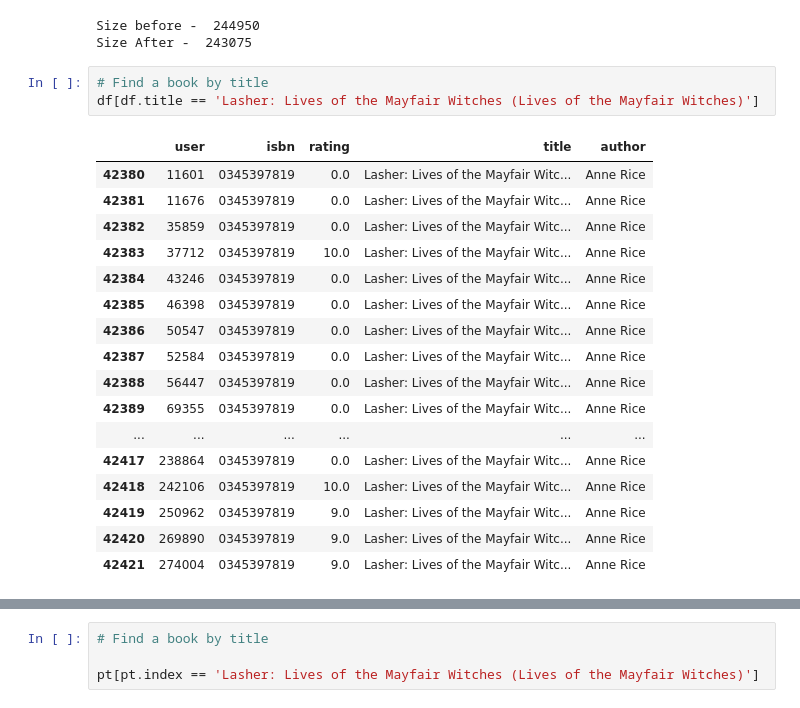
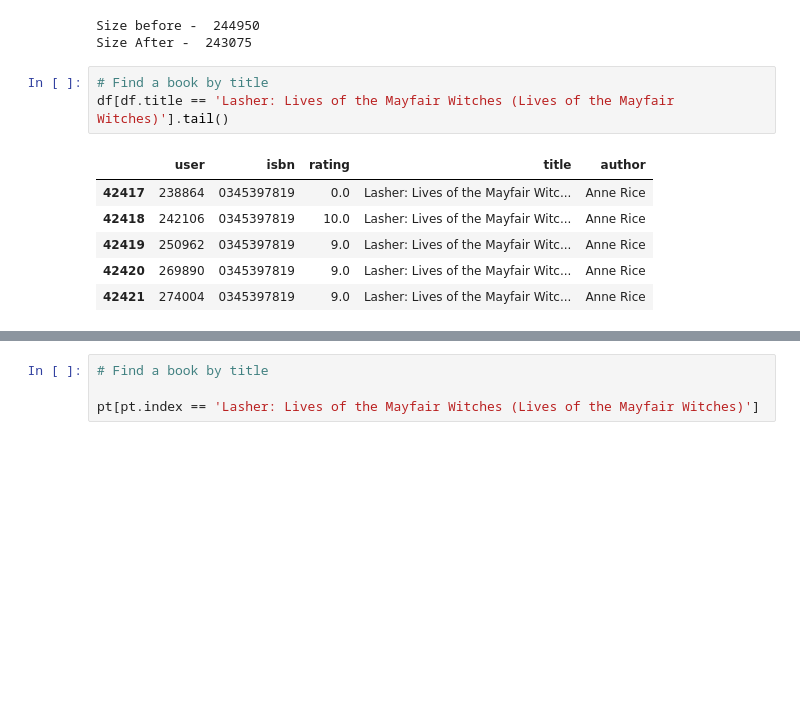
Before and after one commit to chaudha4/KNN-Book-Recommendation, a Jupyter notebook: knn_model.ipynb, the cells around one changed output, grey strips where cells are left out. Drawn from its saved outputs; the diff is of its cells as text; blank space fills up the shorter version.

```diff
--- a/knn_model.ipynb
+++ b/knn_model.ipynb
@@ -80,20 +96,9 @@ Size before -  244950
 Size After -  243075
 # %%
 # Find a book by title
-df[df.title == 'Lasher: Lives of the Mayfair Witches (Lives of the Mayfair Witches)']
+df[df.title == 'Lasher: Lives of the Mayfair Witches (Lives of the Mayfair Witches)'].tail()
 # %% [output]
 |  | user | isbn | rating | title | author |
-| 42380 | 11601 | 0345397819 | 0.0 | Lasher: Lives of the Mayfair Witc... | Anne Rice |
-| 42381 | 11676 | 0345397819 | 0.0 | Lasher: Lives of the Mayfair Witc... | Anne Rice |
-| 42382 | 35859 | 0345397819 | 0.0 | Lasher: Lives of the Mayfair Witc... | Anne Rice |
-| 42383 | 37712 | 0345397819 | 10.0 | Lasher: Lives of the Mayfair Witc... | Anne Rice |
-| 42384 | 43246 | 0345397819 | 0.0 | Lasher: Lives of the Mayfair Witc... | Anne Rice |
-| 42385 | 46398 | 0345397819 | 0.0 | Lasher: Lives of the Mayfair Witc... | Anne Rice |
-| 42386 | 50547 | 0345397819 | 0.0 | Lasher: Lives of the Mayfair Witc... | Anne Rice |
-| 42387 | 52584 | 0345397819 | 0.0 | Lasher: Lives of the Mayfair Witc... | Anne Rice |
-| 42388 | 56447 | 0345397819 | 0.0 | Lasher: Lives of the Mayfair Witc... | Anne Rice |
-| 42389 | 69355 | 0345397819 | 0.0 | Lasher: Lives of the Mayfair Witc... | Anne Rice |
-| ... | ... | ... | ... | ... | ... |
 | 42417 | 238864 | 0345397819 | 0.0 | Lasher: Lives of the Mayfair Witc... | Anne Rice |
 | 42418 | 242106 | 0345397819 | 10.0 | Lasher: Lives of the Mayfair Witc... | Anne Rice |
 | 42419 | 250962 | 0345397819 | 9.0 | Lasher: Lives of the Mayfair Witc... | Anne Rice |
```
Also changed, not shown: parts of 7 cells of this notebook.
